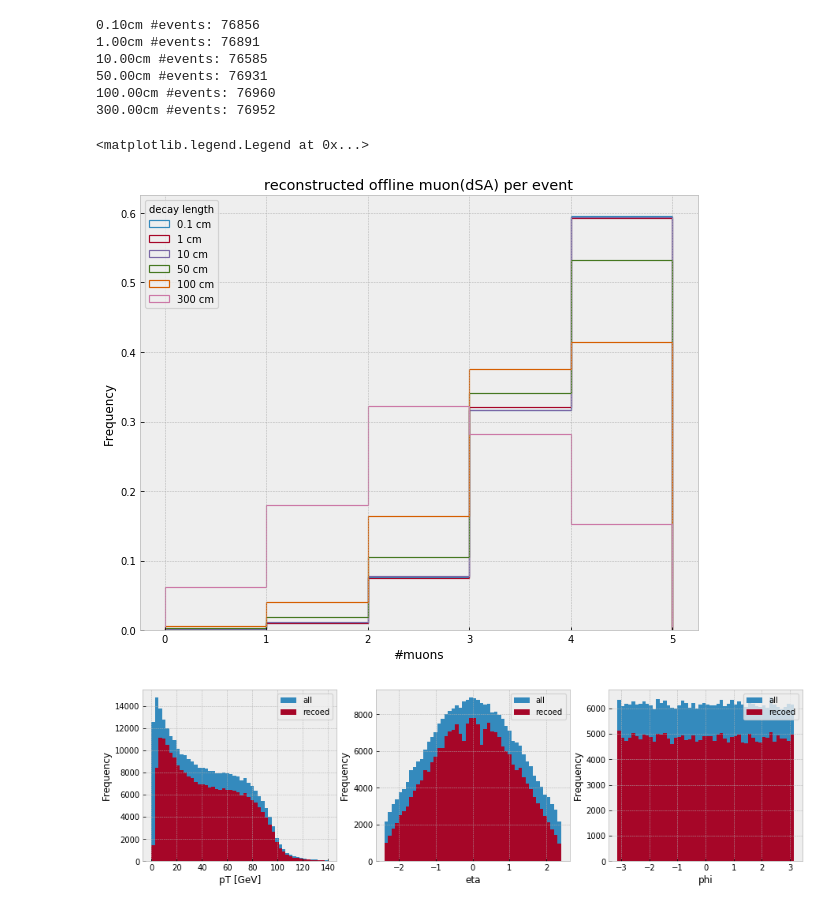
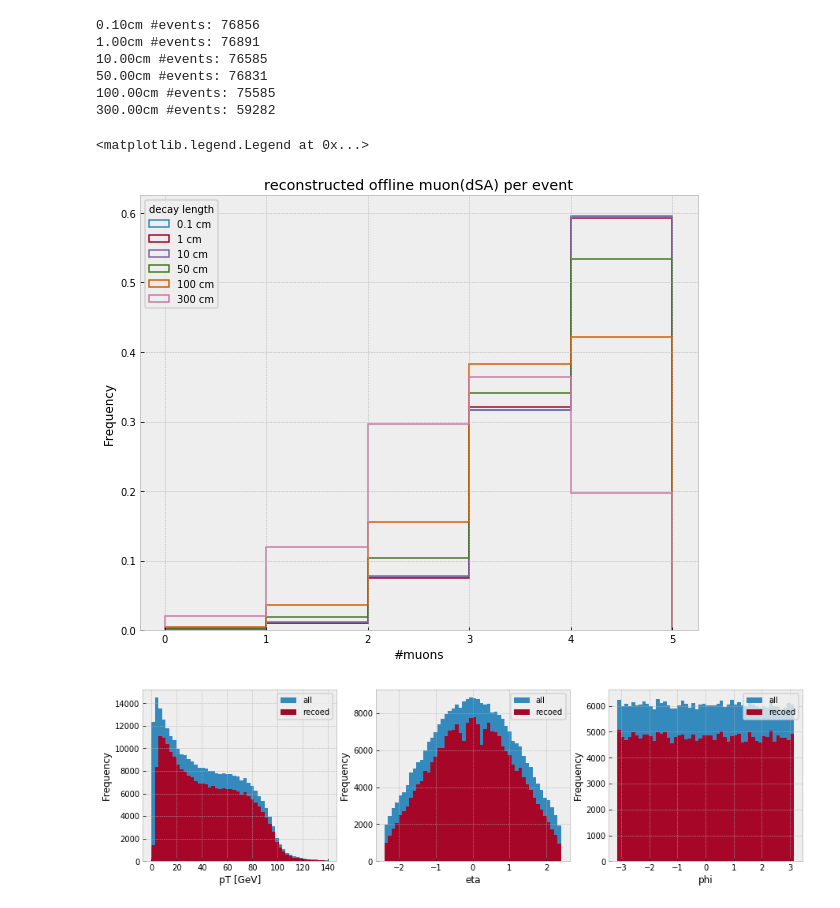
Before and after one commit to afrankenthal/iDM-analysis-plotting, a Jupyter notebook: recoMuEfficiency.ipynb, the cells around one changed output. Drawn from its saved outputs; the diff is of its cells as text; code cells hidden in the pictures.

Commit message:
update for trig effi itself

```diff
--- a/recoMuEfficiency.ipynb
+++ b/recoMuEfficiency.ipynb
@@ -14,35 +14,35 @@ Welcome to JupyROOT 6.14/00
 from collections import OrderedDict
 
 dfs = OrderedDict({
-    0.1 : uproot.open('../Firefighter/washAOD/test/2017/SIDMmumu_Mps-200_MZp-1p2_ctau-1p20e-03_100k.root')['RECO_muTrackEffi/recoEffiForMuTrack'].pandas.df(),
-      1 : uproot.open('../Firefighter/washAOD/test/2017/SIDMmumu_Mps-200_MZp-1p2_ctau-0p012_100k.root')['RECO_muTrackEffi/recoEffiForMuTrack']   .pandas.df(),
-     10 : uproot.open('../Firefighter/washAOD/test/2017/SIDMmumu_Mps-200_MZp-1p2_ctau-0p12_100k.root')['RECO_muTrackEffi/recoEffiForMuTrack']    .pandas.df(),
-     50 : uproot.open('../Firefighter/washAOD/test/2017/SIDMmumu_Mps-200_MZp-1p2_ctau-0p6_100k.root')['RECO_muTrackEffi/recoEffiForMuTrack']     .pandas.df(),
-    100 : uproot.open('../Firefighter/washAOD/test/2017/SIDMmumu_Mps-200_MZp-1p2_ctau-1p2_100k.root')['RECO_muTrackEffi/recoEffiForMuTrack']     .pandas.df(),
-    300 : uproot.open('../Firefighter/washAOD/test/2017/SIDMmumu_Mps-200_MZp-1p2_ctau-3p6_100k.root')['RECO_muTrackEffi/recoEffiForMuTrack']     .pandas.df()
+    0.1 : uproot.open('../Firefighter/washAOD/test/2017/SIDMmumu_Mps-200_MZp-1p2_ctau-1p20e-03_100k.root')['RECO_dsa/recoEffiForMuTrack'].pandas.df(),
+      1 : uproot.open('../Firefighter/washAOD/test/2017/SIDMmumu_Mps-200_MZp-1p2_ctau-0p012_100k.root'   )['RECO_dsa/recoEffiForMuTrack'].pandas.df(),
+     10 : uproot.open('../Firefighter/washAOD/test/2017/SIDMmumu_Mps-200_MZp-1p2_ctau-0p12_100k.root'    )['RECO_dsa/recoEffiForMuTrack'].pandas.df(),
+     50 : uproot.open('../Firefighter/washAOD/test/2017/SIDMmumu_Mps-200_MZp-1p2_ctau-0p6_100k.root'     )['RECO_dsa/recoEffiForMuTrack'].pandas.df(),
+    100 : uproot.open('../Firefighter/washAOD/test/2017/SIDMmumu_Mps-200_MZp-1p2_ctau-1p2_100k.root'     )['RECO_dsa/recoEffiForMuTrack'].pandas.df(),
+    300 : uproot.open('../Firefighter/washAOD/test/2017/SIDMmumu_Mps-200_MZp-1p2_ctau-3p6_100k.root'     )['RECO_dsa/recoEffiForMuTrack'].pandas.df()
 })
 # %%
 for k, df in dfs.items():
     df.columns = [x.decode() for x in df.columns]
 # %%
 fig, ax = plt.subplots(figsize=(10,8))
-plt.rcParams['patch.linewidth'] = 1.2
+plt.rcParams['patch.linewidth'] = 1.5
 
 for k, df in dfs.items():
     df['nMatched'].plot.hist(bins=5, range=(0,5), ax=ax, label=f'{k} cm', histtype='step', density=True)
     print('%.2fcm #events: %i' % (k, len(df['nMatched'].dropna())))
 ax.set_xlabel('#muons')
 plt.title('reconstructed offline muon(dSA) per event')
 plt.legend(loc='upper left', title='decay length')
 # %% [output]
 0.10cm #events: 76856
 1.00cm #events: 76891
 10.00cm #events: 76585
-50.00cm #events: 76931
-100.00cm #events: 76960
-300.00cm #events: 76952
+50.00cm #events: 76831
+100.00cm #events: 75585
+300.00cm #events: 59282
 <matplotlib.legend.Legend at 0x...>
-[figure, old version]
+[figure, new version]
 # %%
 fig, ax = plt.subplots(1,3, figsize=(15,4))
 
```
Also changed, not shown: parts of 4 cells of this notebook, 1 other file.
